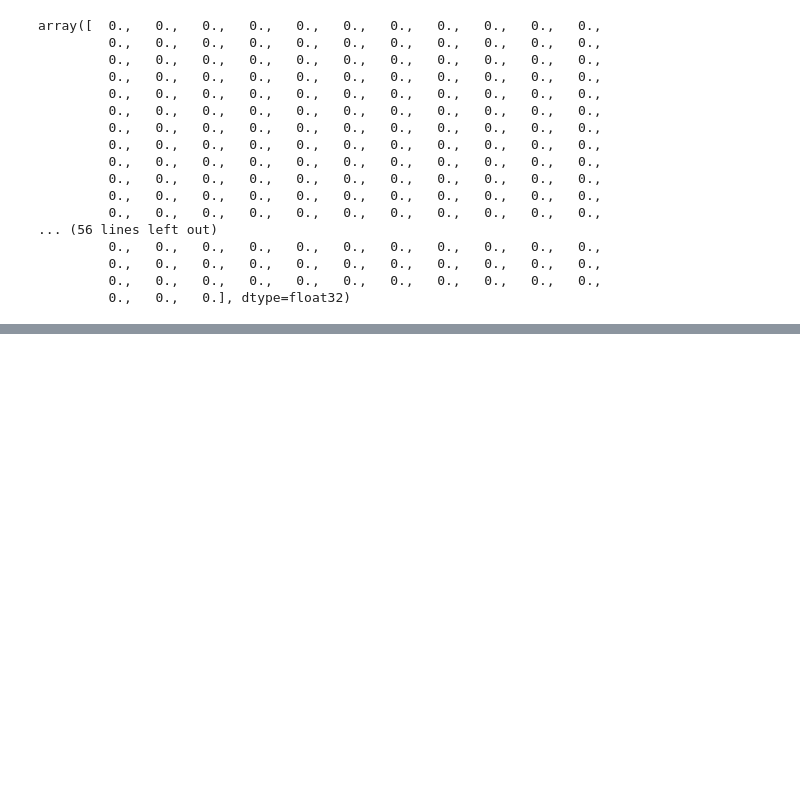
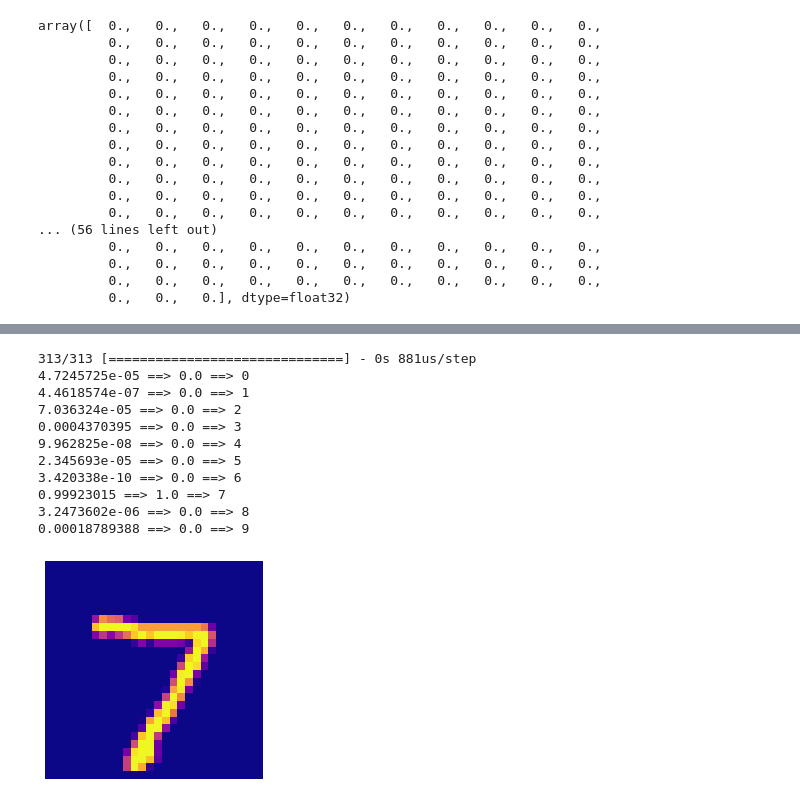
Before and after one commit to i-sergh/MLeto, a Jupyter notebook: myMl.ipynb, the cells around one changed output, grey strips where cells are left out. Drawn from its saved outputs; the diff is of its cells as text; code cells hidden in the pictures; blank space fills up the shorter version.

```diff
--- a/myMl.ipynb
+++ b/myMl.ipynb
@@ -91,0 +147,33 @@ Epoch 200/200
+# %%
+with open('num_model.json', 'w') as f:
+    f.write(model.to_json())
+
+
+model.save_weights('weights.h5')
+# %%
+with open('num_model.json', 'r') as f:
+    loaded_model = model_from_json(f.read())
+
+loaded_model.load_weights('weights.h5')
+# %%
+load_test  = loaded_model.predict(X_valid_L)
+for ind, pr in enumerate(load_test[0]):
+    print(pr, y_valid[0][ind], ind, sep=' ==> ')
+
+plt.imshow(X_valid[ 0], cmap='plasma')
+plt.axis('off')
+
+plt.show()
+# %% [output]
+313/313 [==============================] - 0s 881us/step
+4.7245725e-05 ==> 0.0 ==> 0
+4.4618574e-07 ==> 0.0 ==> 1
+7.036324e-05 ==> 0.0 ==> 2
+0.0004370395 ==> 0.0 ==> 3
+9.962825e-08 ==> 0.0 ==> 4
+2.345693e-05 ==> 0.0 ==> 5
+3.420338e-10 ==> 0.0 ==> 6
+0.99923015 ==> 1.0 ==> 7
+3.2473602e-06 ==> 0.0 ==> 8
+0.00018789388 ==> 0.0 ==> 9
+[figure, added]
```
Also changed, not shown: parts of 7 cells of this notebook, 4 other files.
